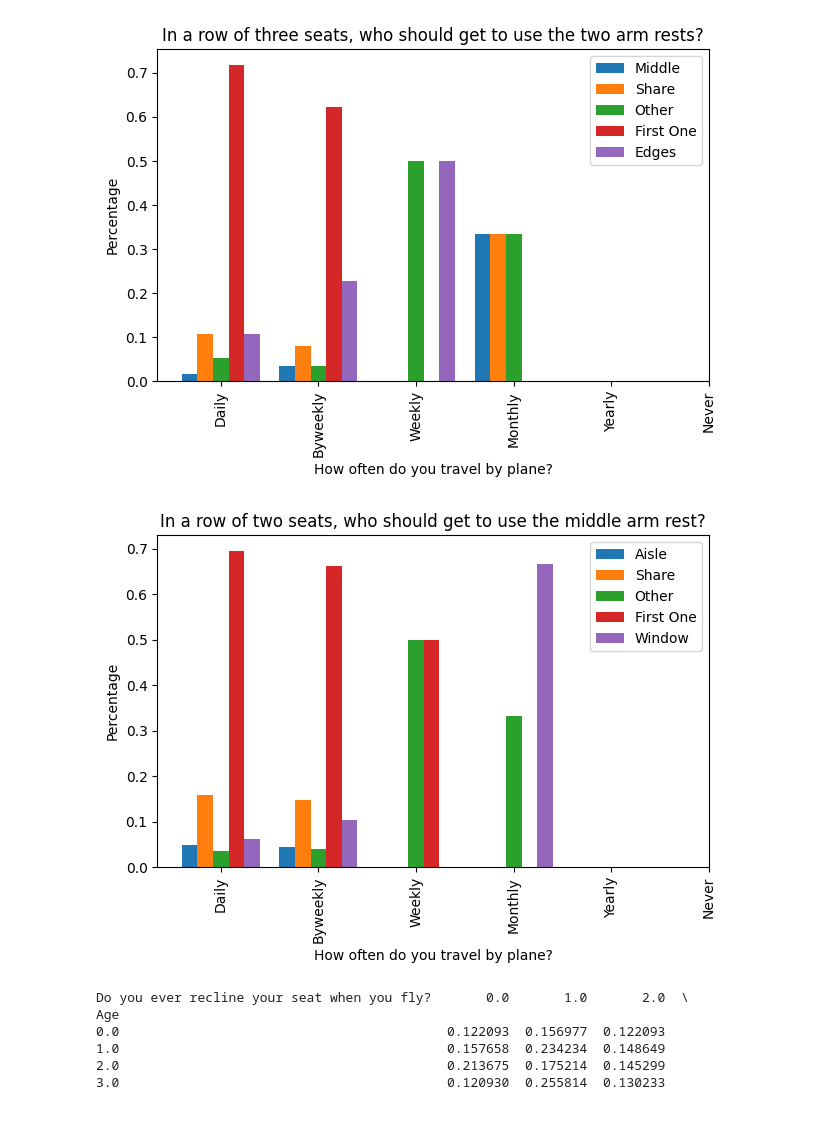
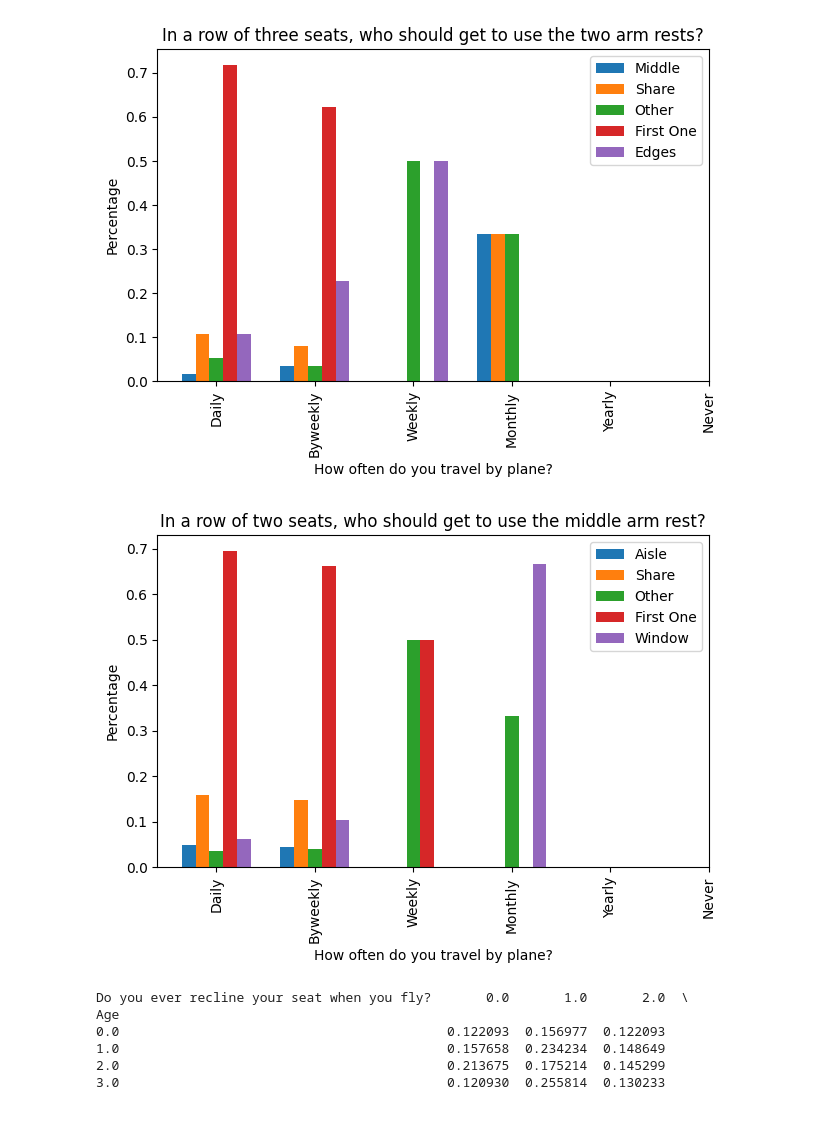
Before and after one commit to mloenker/flying-etiquette-data-lit, a Jupyter notebook: bar_plots.ipynb, the cells around one changed output. Saved outputs shown, nothing was run; the diff lists cells and outputs as text; code cells hidden in the pictures.

```diff
--- a/bar_plots.ipynb
+++ b/bar_plots.ipynb
@@ -100,7 +100,7 @@ def many_plots (df, feature, calculate_conditional_probability, plot_conditional
 
         # plt.figure(figsize=(10, 8))  # Adjust the figure size if needed
         # plt.subplot(1, 2, 1)  # subplot for the first question
-        conditional_prob.plot(kind='bar', stacked=False, width=0.8)
+        conditional_prob.plot(kind='bar', stacked=False, width=0.7)
         plt.title(conditional_prob.columns.name)
         plt.xlabel(conditional_prob.index.name)
         plt.ylabel('Percentage')
@@ -121,5 +121,5 @@ many_plots(df, 'How often do you travel by plane?', calculate_conditional_probab
-[figure, old version]
+[figure, new version]
-[figure, old version]
+[figure, new version]
 # %%
 df = pd.read_csv('coded.csv')
 conditional_prob = calculate_conditional_probability(df, 'Age', list(df.columns)[2])
```
Also changed, not shown: parts of 6 cells of this notebook, 1 other file.
